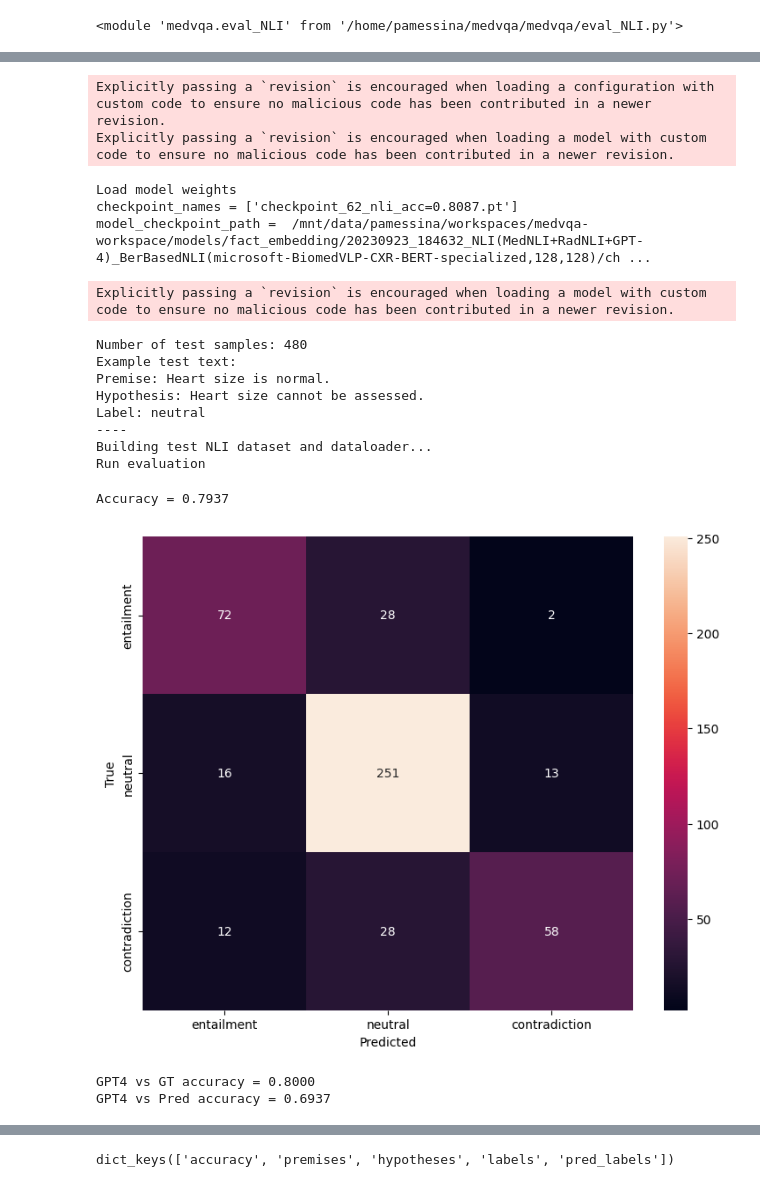
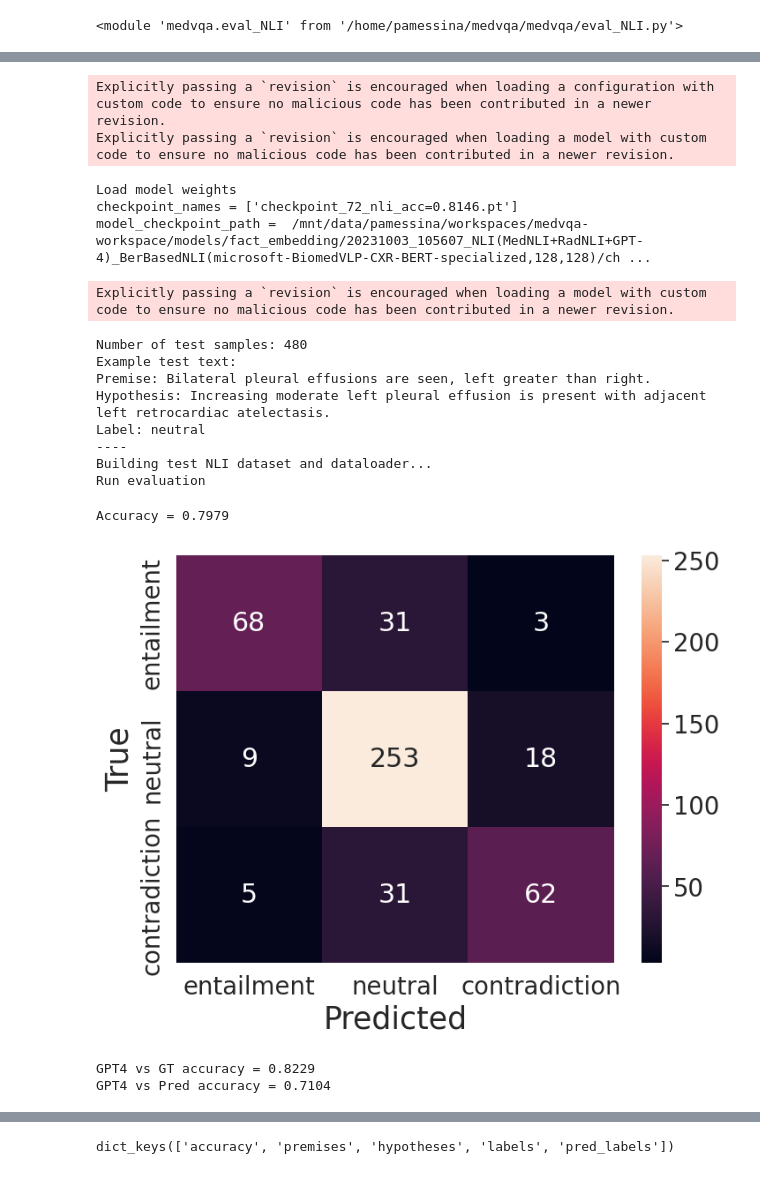
Before and after one commit to PabloMessina/MedVQA, a Jupyter notebook: medvqa/models/notebooks/Running Fact Embedding models in inference mode.ipynb, the cells around one changed output, grey strips where cells are left out. Cells and saved outputs as stored; diff of their text form; code cells hidden in the pictures.

```diff
--- a/medvqa/models/notebooks/Running Fact Embedding models in inference mode.ipynb
+++ b/medvqa/models/notebooks/Running Fact Embedding models in inference mode.ipynb
@@ -533,7 +585,8 @@ output = evaluate(
 #     checkpoint_folder_path="/mnt/data/pamessina/workspaces/medvqa-workspace/models/fact_embedding/20230923_095955_MIMIC-CXR(GPT3.5,GPT4,CXR-BERT,triplet_loss,ChestImaGenome,RadGraph)_FactEncoder(microsoft-BiomedVLP-CXR-BERT-specialized)",
 #     checkpoint_folder_path="/mnt/data/pamessina/workspaces/medvqa-workspace/models/fact_embedding/20230923_113626_MIMIC-CXR(GPT3.5,GPT4,CXR-BERT,triplet_loss,ChestImaGenome,RadGraph)_FactEncoder(microsoft-BiomedVLP-CXR-BERT-specialized)",
 #     checkpoint_folder_path="/mnt/data/pamessina/workspaces/medvqa-workspace/models/fact_embedding/20230923_132315_MIMIC-CXR(GPT3.5,GPT4,CXR-BERT,triplet_loss,ChestImaGenome,RadGraph,NLI)_FactEncoder(microsoft-BiomedVLP-CXR-BERT-specialized)",
-    checkpoint_folder_path="/mnt/data/pamessina/workspaces/medvqa-workspace/models/fact_embedding/20230923_184632_NLI(MedNLI+RadNLI+GPT-4)_BerBasedNLI(microsoft-BiomedVLP-CXR-BERT-specialized,128,128)",
+#     checkpoint_folder_path="/mnt/data/pamessina/workspaces/medvqa-workspace/models/fact_embedding/20230923_184632_NLI(MedNLI+RadNLI+GPT-4)_BerBasedNLI(microsoft-BiomedVLP-CXR-BERT-specialized,128,128)",
+    checkpoint_folder_path="/mnt/data/pamessina/workspaces/medvqa-workspace/models/fact_embedding/20231003_105607_NLI(MedNLI+RadNLI+GPT-4)_BerBasedNLI(microsoft-BiomedVLP-CXR-BERT-specialized,128,128)",
     batch_size=100,
     num_workers=2,
     plot_confusion_matrix=True,
@@ -556,18 +609,18 @@ WARNING: unused_kwargs: {'pretrained_checkpoint_folder_path': '/mnt/data/pamessi
 Explicitly passing a `revision` is encouraged when loading a configuration with custom code to ensure no malicious code has been contributed in a newer revision.
 Explicitly passing a `revision` is encouraged when loading a model with custom code to ensure no malicious code has been contributed in a newer revision.
 Load model weights
-checkpoint_names = ['checkpoint_62_nli_acc=0.8087.pt']
-model_checkpoint_path =  /mnt/data/pamessina/workspaces/medvqa-workspace/models/fact_embedding/20230923_184632_NLI(MedNLI+RadNLI+GPT-4)_BerBasedNLI(microsoft-BiomedVLP-CXR-BERT-specialized,128,128)/ch ...
+checkpoint_names = ['checkpoint_72_nli_acc=0.8146.pt']
+model_checkpoint_path =  /mnt/data/pamessina/workspaces/medvqa-workspace/models/fact_embedding/20231003_105607_NLI(MedNLI+RadNLI+GPT-4)_BerBasedNLI(microsoft-BiomedVLP-CXR-BERT-specialized,128,128)/ch ...
 Explicitly passing a `revision` is encouraged when loading a model with custom code to ensure no malicious code has been contributed in a newer revision.
 Number of test samples: 480
 Example test text:
-Premise: Heart size is normal.
-Hypothesis: Heart size cannot be assessed.
+Premise: Bilateral pleural effusions are seen, left greater than right.
+Hypothesis: Increasing moderate left pleural effusion is present with adjacent left retrocardiac atelectasis.
 Label: neutral
 ----
 Building test NLI dataset and dataloader...
 Run evaluation
-Accuracy = 0.7937
+Accuracy = 0.7979
-[figure, old version]
+[figure, new version]
-GPT4 vs GT accuracy = 0.8000
-GPT4 vs Pred accuracy = 0.6937
+GPT4 vs GT accuracy = 0.8229
+GPT4 vs Pred accuracy = 0.7104
```
Also changed, not shown: parts of 10 cells of this notebook, 32 other files.
